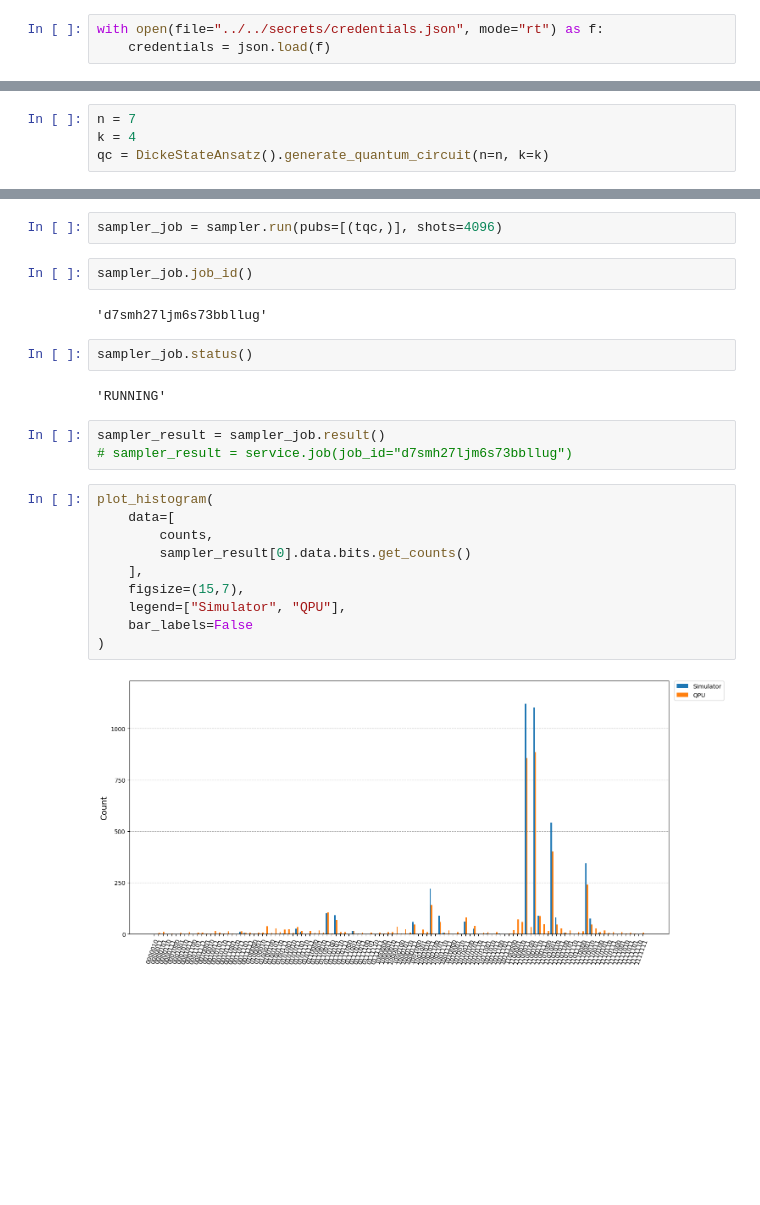
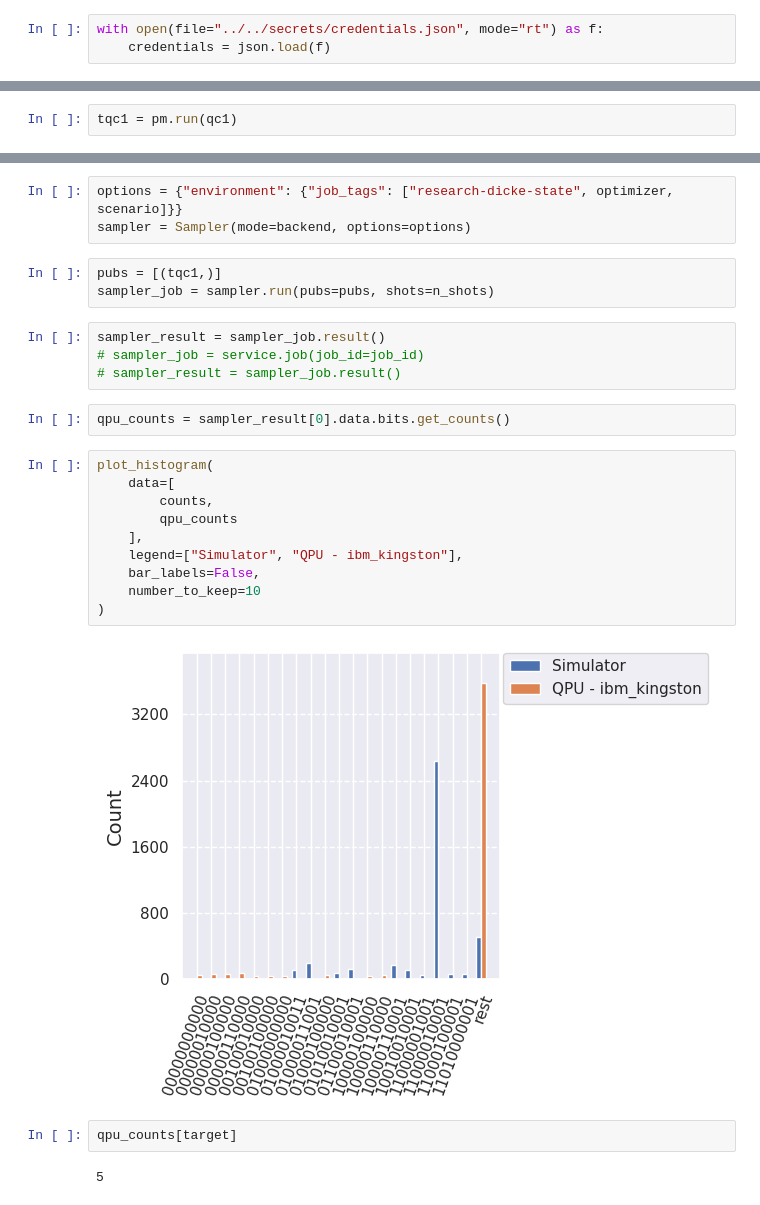
Before and after one commit to jvscursulim/quantum-optimization-dicke-states, a Jupyter notebook: src/notebooks/hardware_experiments.ipynb, the cells around one changed output, grey strips where cells are left out. Saved outputs shown, nothing was run; the diff lists cells and outputs as text; blank space fills up the shorter version.

```diff
--- a/src/notebooks/hardware_experiments.ipynb
+++ b/src/notebooks/hardware_experiments.ipynb
@@ -41,4 +83,2 @@ pm = generate_preset_pass_manager(backend=backend, optimization_level=2)
 # %%
-n = 7
-k = 4
-qc = DickeStateAnsatz().generate_quantum_circuit(n=n, k=k)
+tqc1 = pm.run(qc1)
@@ -56,25 +85,28 @@ tqc.draw(output="mpl", style="clifford")
+# %%
+options = {"environment": {"job_tags": ["research-dicke-state", optimizer, scenario]}}
+sampler = Sampler(mode=backend, options=options)
 # %%
-sampler_job = sampler.run(pubs=[(tqc,)], shots=4096)
+pubs = [(tqc1,)]
+sampler_job = sampler.run(pubs=pubs, shots=n_shots)
-# %%
-sampler_job.job_id()
-# %% [output]
-'d7smh27ljm6s73bbllug'
-# %%
-sampler_job.status()
-# %% [output]
-'RUNNING'
 # %%
 sampler_result = sampler_job.result()
-# sampler_result = service.job(job_id="d7smh27ljm6s73bbllug")
+# sampler_job = service.job(job_id=job_id)
+# sampler_result = sampler_job.result()
+# %%
+qpu_counts = sampler_result[0].data.bits.get_counts()
 # %%
 plot_histogram(
     data=[
         counts,
-        sampler_result[0].data.bits.get_counts()
+        qpu_counts
     ],
-    figsize=(15,7),
-    legend=["Simulator", "QPU"],
-    bar_labels=False
+    legend=["Simulator", "QPU - ibm_kingston"],
+    bar_labels=False,
+    number_to_keep=10
 )
 # %% [output]
-[figure, old version]
+[figure, new version]
+# %%
+qpu_counts[target]
+# %% [output]
+5
```
Also changed, not shown: parts of 37 cells of this notebook, 25 other files.
